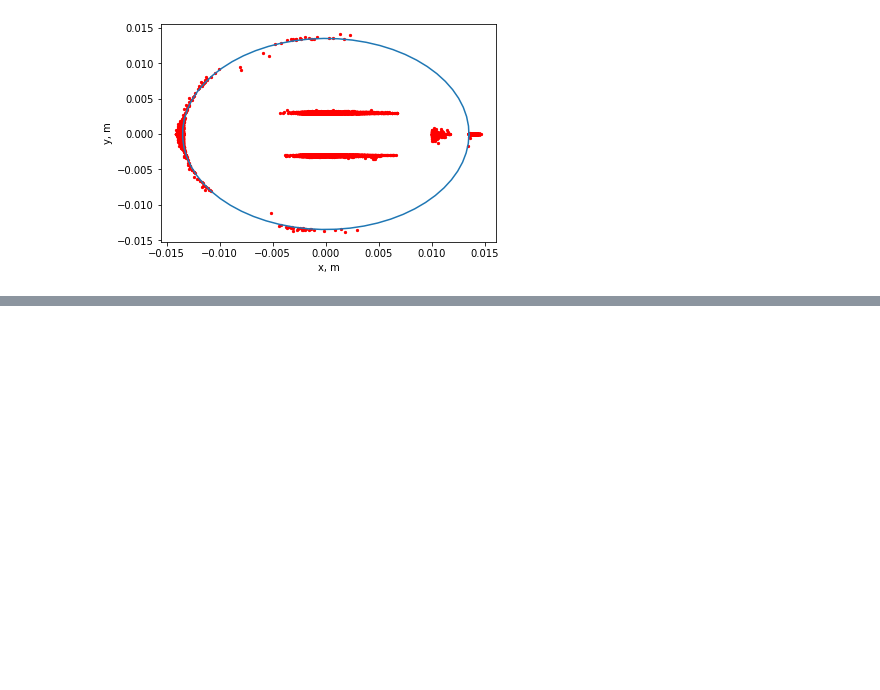
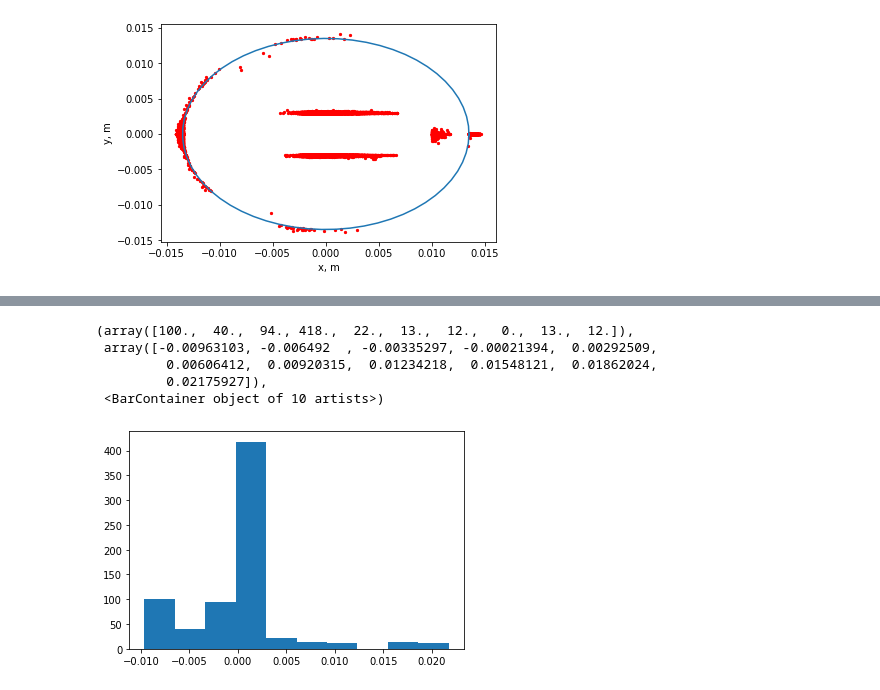
Before and after one commit to iremaize/jupyter, a Jupyter notebook: E_distrib.ipynb, the cells around one changed output, grey strips where cells are left out. Saved outputs shown, nothing was run; the diff lists cells and outputs as text; code cells hidden in the pictures; blank space fills up the shorter version.

```diff
--- a/E_distrib.ipynb
+++ b/E_distrib.ipynb
@@ -237,0 +121,9 @@ Name: is_rotary_mag, dtype: int64
+# %%
+plt.hist(angle_lin_distrib_df.px, bins=10)
+# %% [output]
+(array([100.,  40.,  94., 418.,  22.,  13.,  12.,   0.,  13.,  12.]),
+ array([-0.00963103, -0.006492  , -0.00335297, -0.00021394,  0.00292509,
+         0.00606412,  0.00920315,  0.01234218,  0.01548121,  0.01862024,
+         0.02175927]),
+ <BarContainer object of 10 artists>)
+[figure, added]
```
Also changed, not shown: parts of 42 cells of this notebook, 2 other files.
